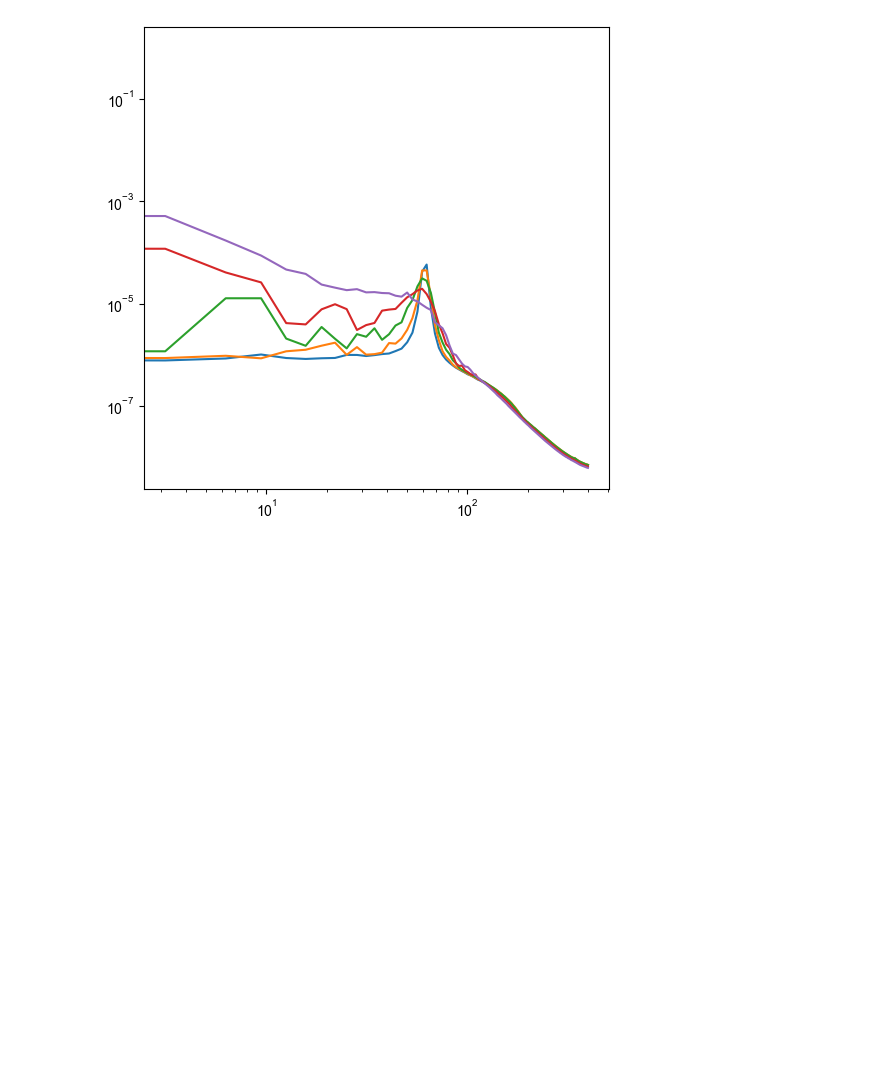
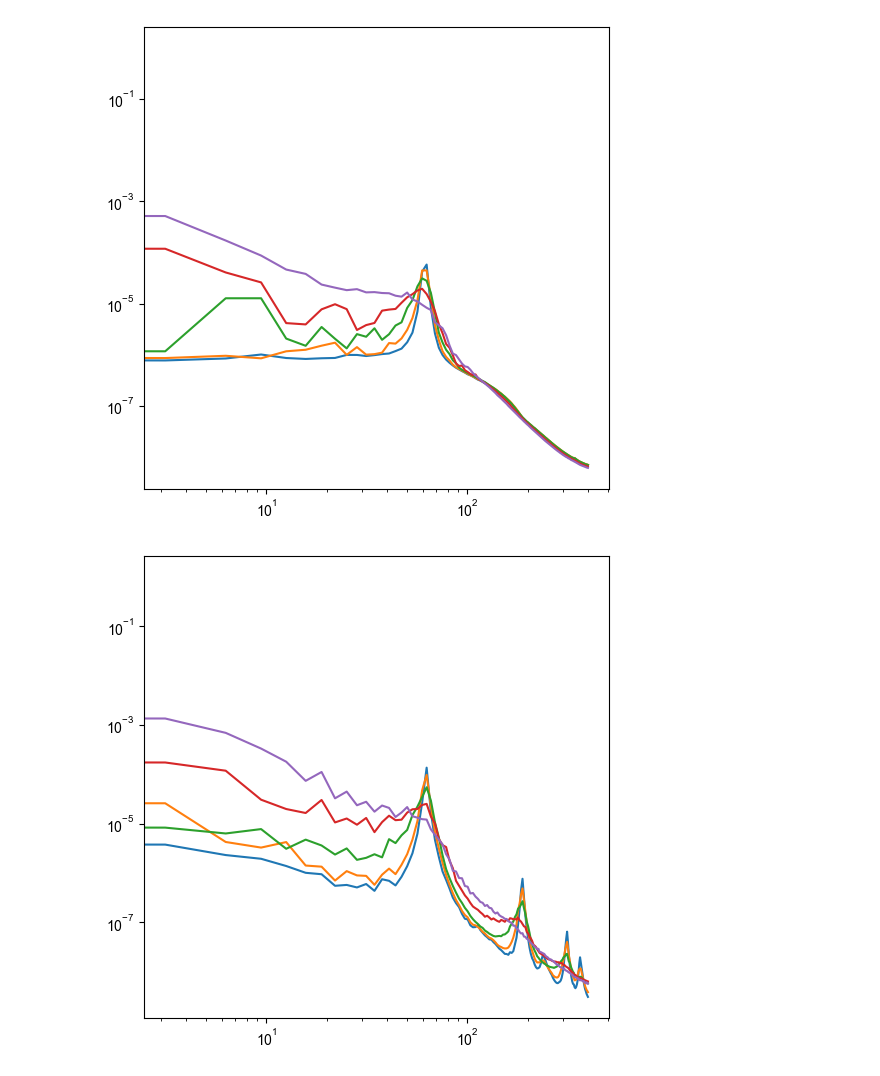
Before and after one commit to ch-tung/Randomwave_ML, a Jupyter notebook: test_arbitary_k_distribution.ipynb, the cells around one changed output. Drawn from its saved outputs; the diff is of its cells as text; code cells hidden in the pictures; blank space fills up the shorter version.

```diff
--- a/test_arbitary_k_distribution.ipynb
+++ b/test_arbitary_k_distribution.ipynb
@@ -194,3 +194,35 @@ for b in [0.025, 0.05, 0.1, 0.2, 0.4]:
     ax.set_yscale('log')
 # %% [output]
 [figure]
+# %%
+## calculate I(Q)
+S_q_b = []
+
+fig = plt.figure(figsize=(6,6))
+ax = fig.add_subplot(111)
+for b in [0.025, 0.05, 0.1, 0.2, 0.4]:
+    n_sample = 20
+    S_q_list = []
+    f_k_list = f_maxent(k_list, sigma_k=0.5, a=1, b=b, beta=0)
+
+    for i in trange(n_sample):
+        rho = sample_wave_MO(r_grid,hist=f_k_list,bins=bins,n_wave = 100, kappa=128)
+        # rho = ball()-0.5
+
+        box_size = 2
+        n_grid_scale = 256
+        scale = n_grid_scale/rho.shape[0]
+        dq = 2*np.pi/box_size
+        qq = np.arange(n_grid_scale/2)*dq
+
+        S_q_i = scatter_grid(rho,alpha=0,qq=qq,scale=scale)
+        S_q_list.append(S_q_i)
+
+    S_q = np.mean(np.array(S_q_list),axis=0)
+    S_q_b.append(S_q)
+
+    ax.plot(qq,S_q)
+    ax.set_xscale('log')
+    ax.set_yscale('log')
+# %% [output]
+[figure, added]
```
Also changed, not shown: parts of 2 cells of this notebook.
